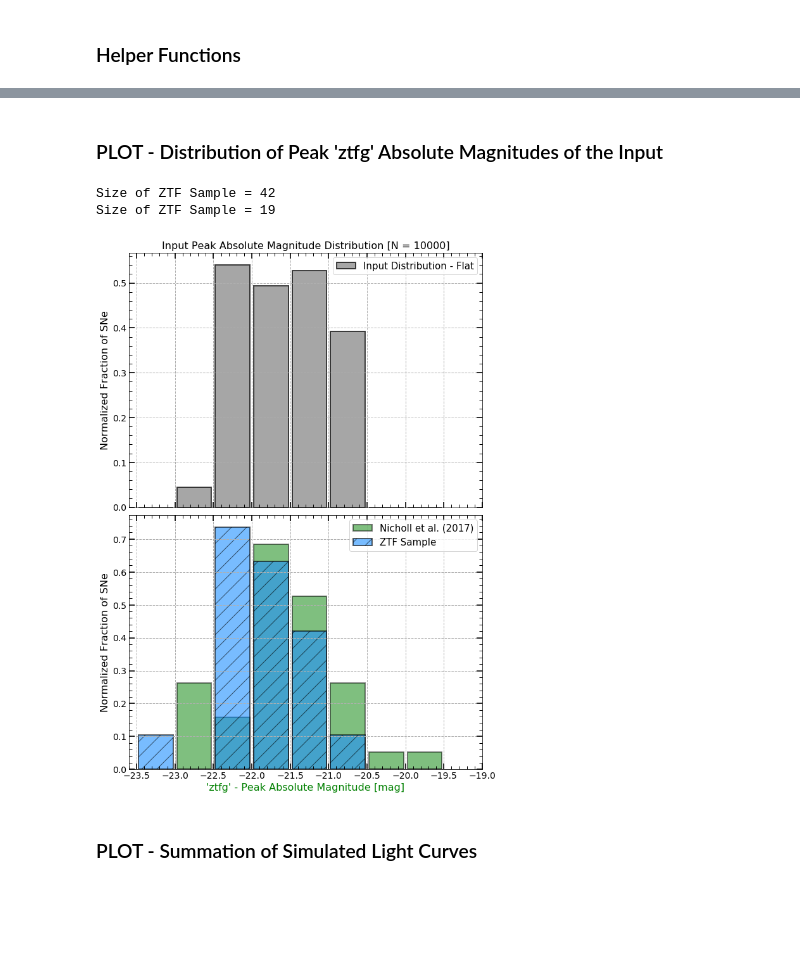
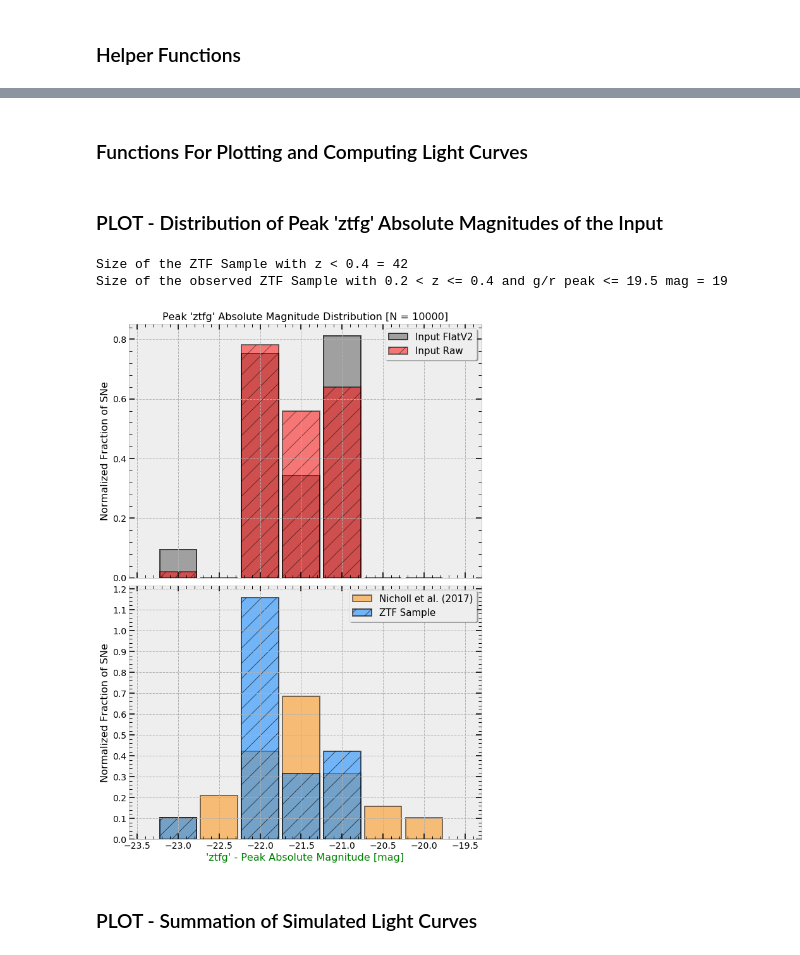
Before and after one commit to sPaMFouR/SimSLSNe, a Jupyter notebook: notebooks/PlotSim_HighZ.ipynb, the cells around one changed output, grey strips where cells are left out. Drawn from its saved outputs; the diff is of its cells as text; code cells hidden in the pictures; blank space fills up the shorter version.

```diff
--- a/notebooks/PlotSim_HighZ.ipynb
+++ b/notebooks/PlotSim_HighZ.ipynb
@@ -13,12 +13,15 @@ import sncosmo
 import simsurvey
 import numpy as np
 import pandas as pd
+from scipy.stats import ks_2samp
+from astropy.cosmology import Planck15
+
 import seaborn as sns
 import matplotlib.cm as cm
 import matplotlib.pyplot as plt
-from astropy.cosmology import Planck15
 from matplotlib.colors import Normalize
-from matplotlib.ticker import MultipleLocator
+from matplotlib.ticker import MultipleLocator, FixedLocator
+plt.style.use('bmh')
 
 from RunSim_SLSN_Master import MagnetarSource, Load_ZTFData
 # ------------------------------------------------------------------------------------------------------------------- #
@@ -40,7 +43,7 @@ DIR_PLOTS = os.path.join(DIR_HOME, "plots/")
 
 # Name of the File containing the parameters for the Magnetar Model
 file_param = os.path.join(DIR_INPUT, "Nicholl_Magnetar.dat")
-file_paramflat = os.path.join(DIR_INPUT, "Nicholl_Magnetar_Flat.dat")
+file_paramflat = os.path.join(DIR_INPUT, "Nicholl_Magnetar_FlatV2.dat")
 
 # Name of the File containing the Template Light Curve
 file_template = os.path.join(DIR_INPUT, "PTF12dam.dat")
@@ -70,8 +73,8 @@ os.chdir(DIR_PLOTS)
 # ------------------------------------------------------------------------------------------------------------------- #
 prefix = 'LCS_Filtered_SLSN'
 runmodel = 'Magnetar'
-zrange = (0.2, 0.40)
-rate = 2.00
+zrange = (0.20, 0.40)
+rate = 5.00
 iteration = 0
 
 filename = "{0}_{1}_{2:.2f}_{3:.2f}_{4:.2f}_{5}.pkl".format(prefix, runmodel, zrange[0], zrange[1], rate, iteration)
@@ -80,5 +83,10 @@ print (filename)
 data_mod = pickle.load(open(os.path.join(DIR_OUTPUT, filename), 'rb'))
 lcs = simsurvey.LightcurveCollection(load=os.path.join(DIR_OUTPUT, filename))
 print ("Number of Light Curves in Filtered Data: {0}".format(len(lcs.lcs)))
+
+lcs.stats['absmag_max'] = {}
+for band in dict_bands.keys():
+    lcs.stats['absmag_max'][band] = np.full(len(data_mod['lcs']), np.nan)
+
 # ------------------------------------------------------------------------------------------------------------------- #
 # %% [output]
@@ -349,0 +178,2 @@ def read_lcv2(lc):
+# %% [markdown]
+### Functions For Plotting and Computing Light Curves
@@ -384,70 +556,68 @@ def read_lcv2(lc):
 fig0, (ax01, ax02) = plt.subplots(2, 1, sharex=True, figsize=(10, 15))
 
 # Read ZTF Observed Sample Data
-ztf_df = pd.read_csv(file_sample, comment='#'); print ("Size of ZTF Sample = {0}".format(ztf_df.shape[0]))
+ztf_df = pd.read_csv(file_sample, comment='#')
+print ("Size of the ZTF Sample with z < 0.4 = {0}".format(ztf_df.shape[0]))
 ztf_df = ztf_df[(ztf_df['redshift'] > 0.2) & (ztf_df['redshift'] <= 0.4)]
 ztf_df = ztf_df[(ztf_df['gpeak'] <= 19.5) | (ztf_df['rpeak'] <= 19.5)]
-print ("Size of ZTF Sample = {0}".format(ztf_df.shape[0]))
+print ("Size of the observed ZTF Sample with 0.2 < z <= 0.4 and g/r peak <= 19.5 mag = {0}".format(ztf_df.shape[0]))
 
-ztfsample = list(ztf_df['gpeak_abs'].values)
-ztfappg = list(ztf_df['gp_nc'].values)
-ztfappr = list(ztf_df['rp_nc'].values)
-ztfz = list(ztf_df['redshift'].values)
+ztfabsg = ztf_df['gpeak_abs'].values
+ztfappg = ztf_df['gp_nc'].values
+ztfappr = ztf_df['rp_nc'].values
+ztfz = ztf_df['redshift'].values
 
 # Read Indexes of Input Magnetar Model
 # idxdata = pd.read_csv(os.path.join(DIR_HOME, 'notebooks/LogSim_Indexes.dat'), sep='\s+', names=['run', 'idx'])
 # idxdata = idxdata.set_index('run')
 # idxsampleflat = [propflat_df.loc[i, 'M_g'] for i in idxdata['idx'].values]
 
 # Input Sample Distribution [Normal + Flat]
 iterations = 10000
 idx = random.choices(population=list(SLSN_prob.keys()), weights=list(SLSN_prob.values()), k=iterations)
 idxflat = random.choices(population=list(SLSN_probflat.keys()), weights=list(SLSN_probflat.values()), k=iterations)
 itersample = [prop_df.loc[i, 'M_g'] for i in idx]
 itersampleflat = [propflat_df.loc[i, 'M_g'] for i in idxflat]
 
-h_absmg, b_absmg = np.histogram(prop_df['M_g'], range=(-23.5, -19.5), normed=True, bins=8)
-h_ztf, b_ztf = np.histogram(ztfsample, range=(-23.5, -19.5), normed=True, bins=8)
-h_iter, b_iter = np.histogram(itersample, range=(-23.5, -19.5), normed=True, bins=8)
-h_iterf, b_iterf = np.histogram(itersampleflat, range=(-23.5, -19.5), normed=True, bins=8)
+h_absmg, b_absmg = np.histogram(prop_df['M_g'], range=(-23.25, -19.75), density=True, bins=7)
+h_ztf, b_ztf = np.histogram(ztfabsg, range=(-23.25, -19.75), density=True, bins=7)
+h_iter, b_iter = np.histogram(itersample, range=(-23.25, -19.75), density=True, bins=7)
+h_iterf, b_iterf = np.histogram(itersampleflat, range=(-23.25, -19.75), density=True, bins=7)
 c_absmg = (b_absmg[:-1] + b_absmg[1:]) / 2
 c_ztf = (b_ztf[:-1] + b_ztf[1:]) / 2
 c_iter = (b_iter[:-1] + b_iter[1:]) / 2
 c_iterf = (b_iterf[:-1] + b_iterf[1:]) / 2
 
-# h_idx, b_idx = np.histogram(idxsampleflat, range=(-23.5, -19.5), normed=True, bins=8)
+# h_idx, b_idx = np.histogram(idxflat, range=(-23.25, -19.75), density=True, bins=7)
 # c_idx = (b_idx[:-1] + b_idx[1:]) / 2
 
 # ax01.bar(c_idx, h_idx, width=0.5, color='dodgerblue', ec='k', lw=3, alpha=0.5,
 #          hatch='\ ', label='Input Distribution - InsideCode')
-ax01.bar(c_iterf, h_iterf, width=0.45, color='grey', ec='k', alpha=0.7, lw=2,
-         hatch='',label='Input Distribution - Flat')
-# ax01.bar(c_iter, h_iter, width=0.45, color='r', ec='k', alpha=0.5, lw=2,
-#          hatch='/',label='Input Distr. - Nicholl et al. (2017)')
-ax02.bar(c_absmg, h_absmg, width=0.45, color='green', ec='k', lw=2, alpha=0.5, label='Nicholl et al. (2017)')
+ax01.bar(c_iterf, h_iterf, width=0.45, color='grey', ec='k', alpha=0.7, lw=2, hatch='',label='Input FlatV2')
+ax01.bar(c_iter, h_iter, width=0.45, color='r', ec='k', alpha=0.5, lw=2, hatch='/',label='Input Raw')
+ax02.bar(c_absmg, h_absmg, width=0.45, color='darkorange', ec='k', lw=2, alpha=0.5, label='Nicholl et al. (2017)')
 ax02.bar(c_ztf, h_ztf, width=0.45, color='dodgerblue', ec='k', hatch='/', alpha=0.6, lw=2, label='ZTF Sample')
-# ax02.bar(c_iterf, h_iterf, width=0.45, color='grey', ec='k', alpha=0.5, lw=2,
-#          hatch='-',label='Input Distribution - Flat')
 
-ax01.set_xlim(-23.6, -19.0)
-ax01.legend(fontsize=15)
-ax02.legend(fontsize=15)
-set_plotparams(ax01, xticks=(0.5, 0.1), yticks=(0.1, 0.02), fs=14, grid=True)
-set_plotparams(ax02, xticks=(0.5, 0.1), yticks=(0.1, 0.02), fs=14, grid=True)
+ax01.set_xlim(-23.6, -19.3)
+ax01.legend(fontsize=15, fancybox=True, shadow=True)
+ax02.legend(fontsize=15, fancybox=True, shadow=True)
+set_plotparams(ax01, xticks=(0.5, 0.1), yticks=(0.2, 0.04), fs=14)
+set_plotparams(ax02, xticks=(0.5, 0.1), yticks=(0.1, 0.02), fs=14)
+ax01.set_ylabel("Normalized Fraction of SNe", fontsize=16)
+ax02.set_ylabel("Normalized Fraction of SNe", fontsize=16)
 ax02.set_xlabel("'ztfg' - Peak Absolute Magnitude [mag]", color='g', fontsize=16)
-ax01.set_ylabel('Normalized Fraction of SNe', fontsize=16)
-ax02.set_ylabel('Normalized Fraction of SNe', fontsize=16)
-ax01.set_title('Input Peak Absolute Magnitude Distribution [N = {0}]'.format(iterations), fontsize=16)
+ax01.set_title("Peak 'ztfg' Absolute Magnitude Distribution [N = {0}]".format(iterations), fontsize=16)
 
 fig0.subplots_adjust(hspace=0.03)
-fig0.savefig('PLOT_InputSelectionDistribution.pdf', format='pdf', dpi=2000, bbox_inches='tight')
+fig0.savefig("PLOT_InputSelectionDistribution_{0}_{1}.pdf".format(zrange[0], zrange[1]), format='pdf', dpi=2000,
+             bbox_inches='tight')
 plt.show()
 plt.close(fig0)
 # ------------------------------------------------------------------------------------------------------------------- #
 # %% [output]
-Size of ZTF Sample = 42
-Size of ZTF Sample = 19
+Size of the ZTF Sample with z < 0.4 = 42
+Size of the observed ZTF Sample with 0.2 < z <= 0.4 and g/r peak <= 19.5 mag = 19
-[figure, old version]
+[figure, new version]
 # %% [markdown]
 ### PLOT - Summation of Simulated Light Curves
 # %%
```
Also changed, not shown: parts of 22 cells of this notebook, 1 other file.
